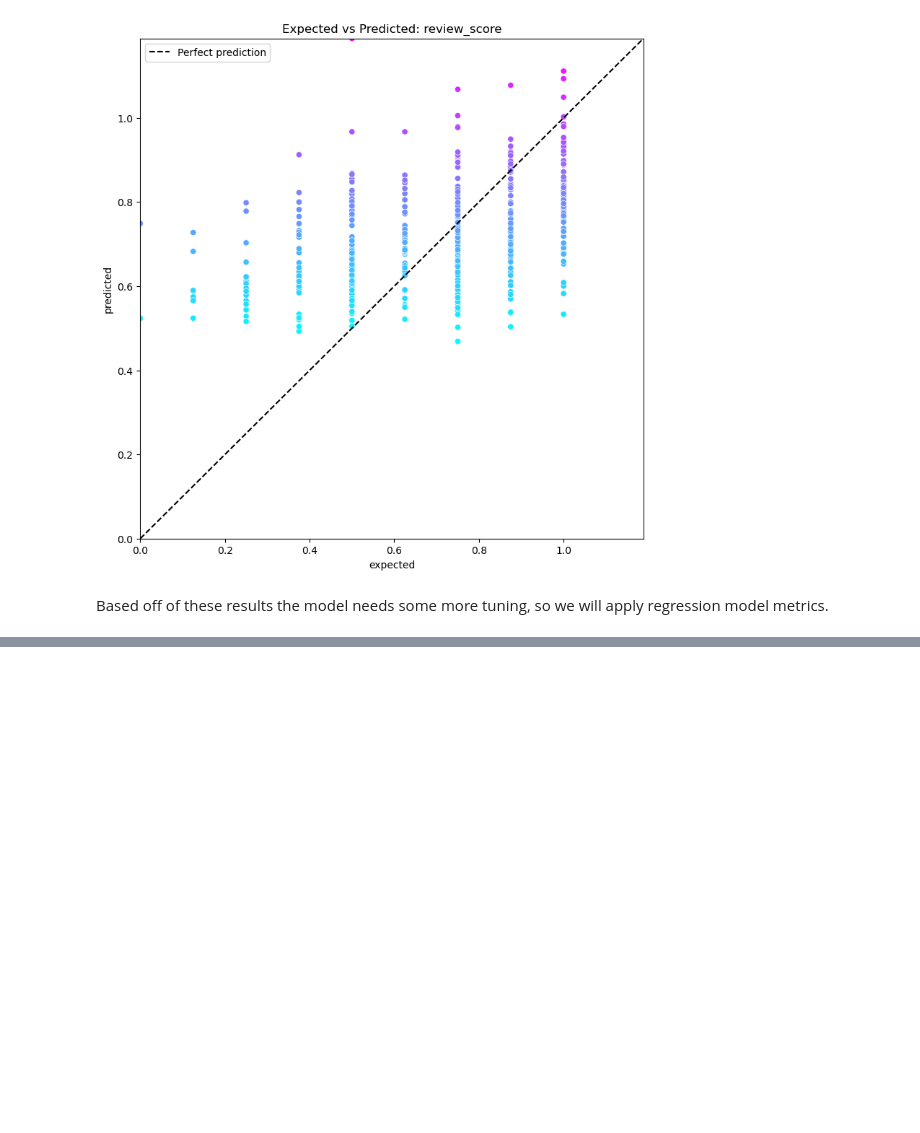
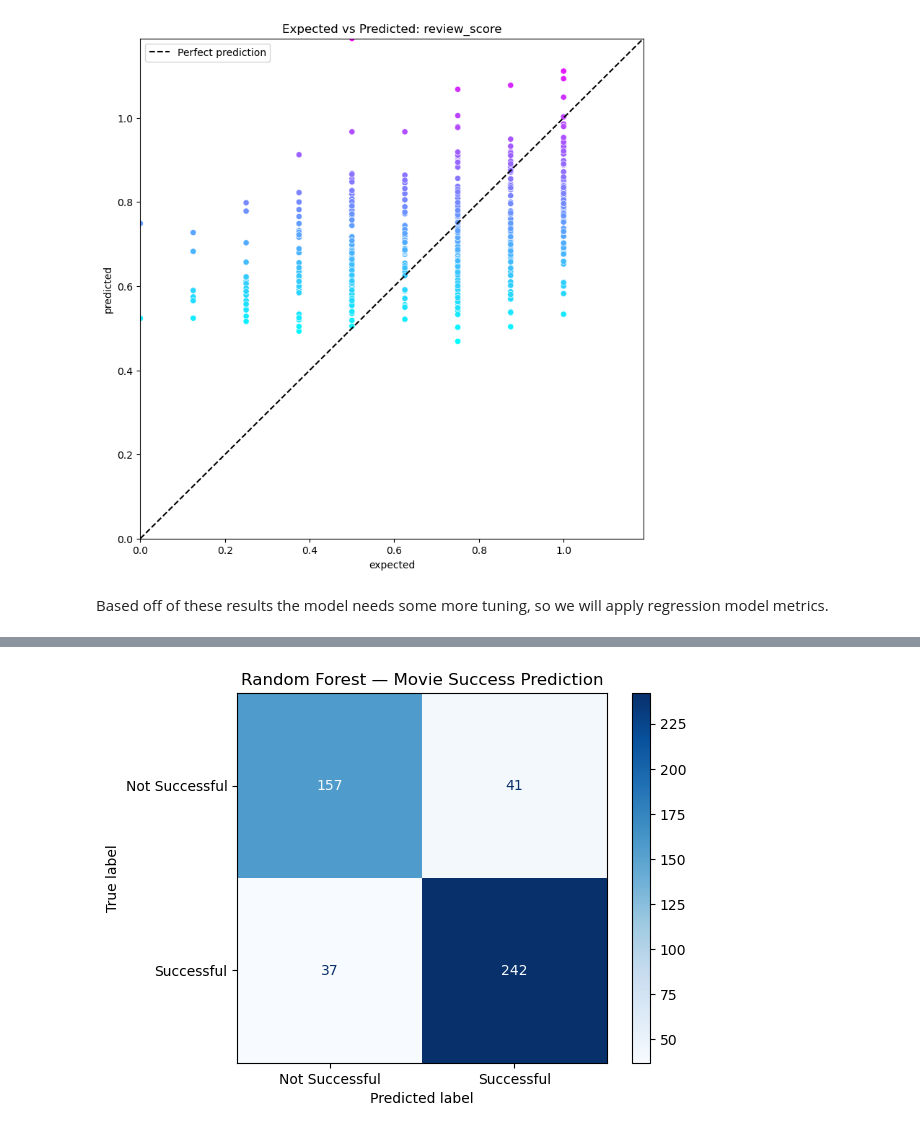
Before and after one commit to SamuelCooper1105/FP532, a Jupyter notebook: FP532.ipynb, the cells around one changed output, grey strips where cells are left out. Drawn from its saved outputs; the diff is of its cells as text; code cells hidden in the pictures; blank space fills up the shorter version.

```diff
--- a/FP532.ipynb
+++ b/FP532.ipynb
@@ -662,0 +644,86 @@ MODEL: Lasso
+# %%
+from sklearn.ensemble import RandomForestClassifier
+from sklearn.metrics import classification_report, confusion_matrix, ConfusionMatrixDisplay
+
+
+ran_forest = movie_info.drop(
+    columns=[
+        'genres',
+        'id',
+        'keywords',
+        'original_title',
+        'overview',
+        'production_companies',
+        'spoken_languages',
+        'status',
+        'cast',
+        'crew',
+        'rotten_tomatoes_link',
+        'critic_name',
+        'movie_title',
+        'title',
+        'revenue',
+    ]
+)
+
+ran_forest['release_date'] = pd.to_datetime(ran_forest['release_date'])
+ran_forest['year']  = ran_forest['release_date'].dt.year
+ran_forest['month'] = ran_forest['release_date'].dt.month
+ran_forest['day']   = ran_forest['release_date'].dt.day
+ran_forest = ran_forest.drop(columns=['release_date'])
+
+def get_main_country(countries):
+    if isinstance(countries, str):
+        countries = ast.literal_eval(countries)
+    return countries[0]['name'] if countries else None
+
+ran_forest['main_country'] = ran_forest['production_countries'].apply(get_main_country)
+ran_forest['is_us_production'] = (ran_forest['main_country'] == 'United States of America').astype(int)
+ran_forest = ran_forest.drop(columns=['production_countries', 'main_country'])
+
+ran_forest = pd.get_dummies(ran_forest, columns=['original_language'], prefix='lang')
+
+profit_threshold = ran_forest['profit'].quantile(.50)
+roi_threshold = ran_forest['roi'].quantile(.50)
+critic_threshold = ran_forest['review_score'].quantile(.60)
+vote_threshold = ran_forest['vote_average'].quantile(.60)
+
+ran_forest['good'] = ((ran_forest['profit'] >=profit_threshold) | (ran_forest['roi'] >=roi_threshold) & (ran_forest['review_score'] >= critic_threshold) & (ran_forest['vote_average'] >= vote_threshold)).astype(int)
+
+print(ran_forest['good'].value_counts())
+
+X = ran_forest.drop(columns=['profit','roi','vote_average','review_score','good'])
+y = ran_forest['good']
+
+X_train, X_test, y_train, y_test = train_test_split(X, y, test_size=0.2, random_state=42, shuffle=True)
+
+mlb_genre = MultiLabelBinarizer()
+
+genre_train = pd.DataFrame(
+    mlb_genre.fit_transform(X_train['genre_names']),
+    columns=mlb_genre.classes_,
+    index=X_train.index
+)
+genre_test = pd.DataFrame(
+    mlb_genre.transform(X_test['genre_names']),
+    columns=mlb_genre.classes_,
+    index=X_test.index
+)
+
+X_train = pd.concat([X_train.drop(columns=['genre_names']), genre_train], axis=1)
+X_test  = pd.concat([X_test.drop(columns=['genre_names']), genre_test], axis=1)
+
+
+rf = RandomForestClassifier(n_estimators=100, random_state=42, class_weight='balanced')
+rf.fit(X_train, y_train)
+
+predicted = rf.predict(X_test)
+
+print(classification_report(y_test, predicted, target_names=['Not Successful', 'Successful']))
+
+cm = confusion_matrix(y_test, predicted)
+disp = ConfusionMatrixDisplay(confusion_matrix=cm, display_labels=['Not Successful', 'Successful'])
+disp.plot(cmap='Blues')
+plt.title('Random Forest — Movie Success Prediction')
+plt.show()
+# %% [output]
@@ -662,0 +742 @@ MODEL: Lasso
+[figure, added]
```
Also changed, not shown: parts of 5 cells of this notebook.
